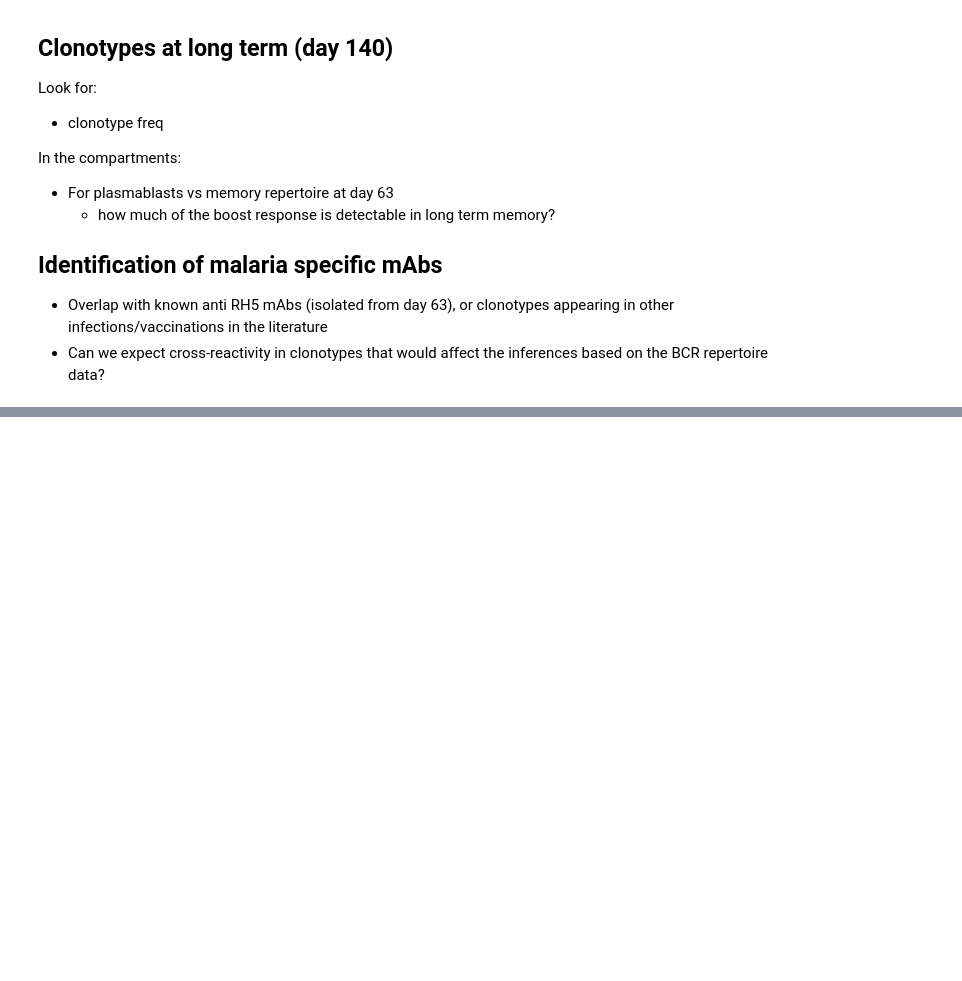
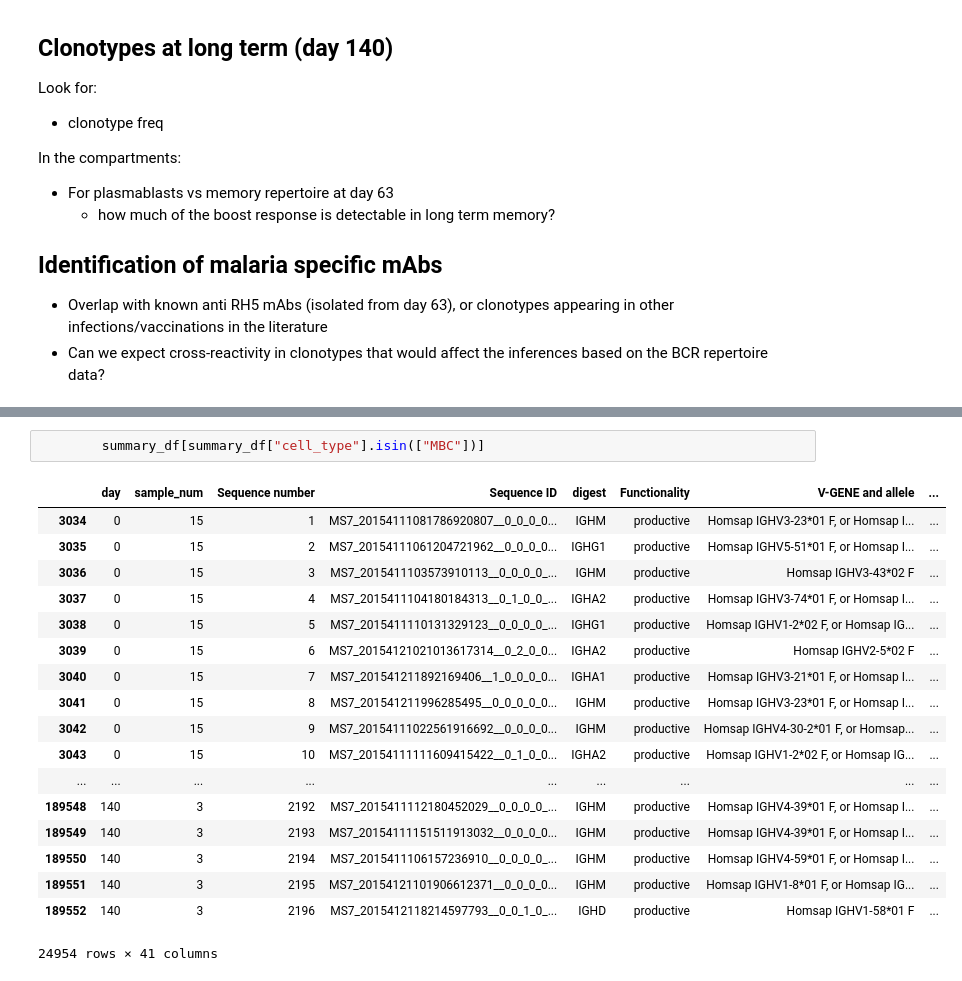
Before and after one commit to digitase/sanger-rotation2, a Jupyter notebook: 1_analyse_clonotypes/1_analyse_clonotypes.ipynb, the cells around one changed output, grey strips where cells are left out. Drawn from its saved outputs; the diff is of its cells as text; blank space fills up the shorter version.

```diff
--- a/1_analyse_clonotypes/1_analyse_clonotypes.ipynb
+++ b/1_analyse_clonotypes/1_analyse_clonotypes.ipynb
@@ -208,0 +222,21 @@ foo.plot(kind="bar", stacked=True, legend=None)
+# %%
+        summary_df[summary_df["cell_type"].isin(["MBC"])]
+# %% [output]
+|  | day | sample_num | Sequence number | Sequence ID | digest | Functionality | V-GENE and allele | ... |
+| 3034 | 0 | 15 | 1 | MS7_20154111081786920807__0_0_0_0... | IGHM | productive | Homsap IGHV3-23*01 F, or Homsap I... | ... |
+| 3035 | 0 | 15 | 2 | MS7_20154111061204721962__0_0_0_0... | IGHG1 | productive | Homsap IGHV5-51*01 F, or Homsap I... | ... |
+| 3036 | 0 | 15 | 3 | MS7_2015411103573910113__0_0_0_0_... | IGHM | productive | Homsap IGHV3-43*02 F | ... |
+| 3037 | 0 | 15 | 4 | MS7_2015411104180184313__0_1_0_0_... | IGHA2 | productive | Homsap IGHV3-74*01 F, or Homsap I... | ... |
+| 3038 | 0 | 15 | 5 | MS7_2015411110131329123__0_0_0_0_... | IGHG1 | productive | Homsap IGHV1-2*02 F, or Homsap IG... | ... |
+| 3039 | 0 | 15 | 6 | MS7_20154121021013617314__0_2_0_0... | IGHA2 | productive | Homsap IGHV2-5*02 F | ... |
+| 3040 | 0 | 15 | 7 | MS7_201541211892169406__1_0_0_0_0... | IGHA1 | productive | Homsap IGHV3-21*01 F, or Homsap I... | ... |
+| 3041 | 0 | 15 | 8 | MS7_201541211996285495__0_0_0_0_0... | IGHM | productive | Homsap IGHV3-23*01 F, or Homsap I... | ... |
+| 3042 | 0 | 15 | 9 | MS7_20154111022561916692__0_0_0_0... | IGHM | productive | Homsap IGHV4-30-2*01 F, or Homsap... | ... |
+| 3043 | 0 | 15 | 10 | MS7_20154111111609415422__0_1_0_0... | IGHA2 | productive | Homsap IGHV1-2*02 F, or Homsap IG... | ... |
+| ... | ... | ... | ... | ... | ... | ... | ... | ... |
+| 189548 | 140 | 3 | 2192 | MS7_2015411112180452029__0_0_0_0_... | IGHM | productive | Homsap IGHV4-39*01 F, or Homsap I... | ... |
+| 189549 | 140 | 3 | 2193 | MS7_20154111151511913032__0_0_0_0... | IGHM | productive | Homsap IGHV4-39*01 F, or Homsap I... | ... |
+| 189550 | 140 | 3 | 2194 | MS7_2015411106157236910__0_0_0_0_... | IGHM | productive | Homsap IGHV4-59*01 F, or Homsap I... | ... |
+| 189551 | 140 | 3 | 2195 | MS7_20154121101906612371__0_0_0_0... | IGHM | productive | Homsap IGHV1-8*01 F, or Homsap IG... | ... |
+| 189552 | 140 | 3 | 2196 | MS7_2015412118214597793__0_0_1_0_... | IGHD | productive | Homsap IGHV1-58*01 F | ... |
+24954 rows × 41 columns
```
Also changed, not shown: parts of 2 cells of this notebook.
